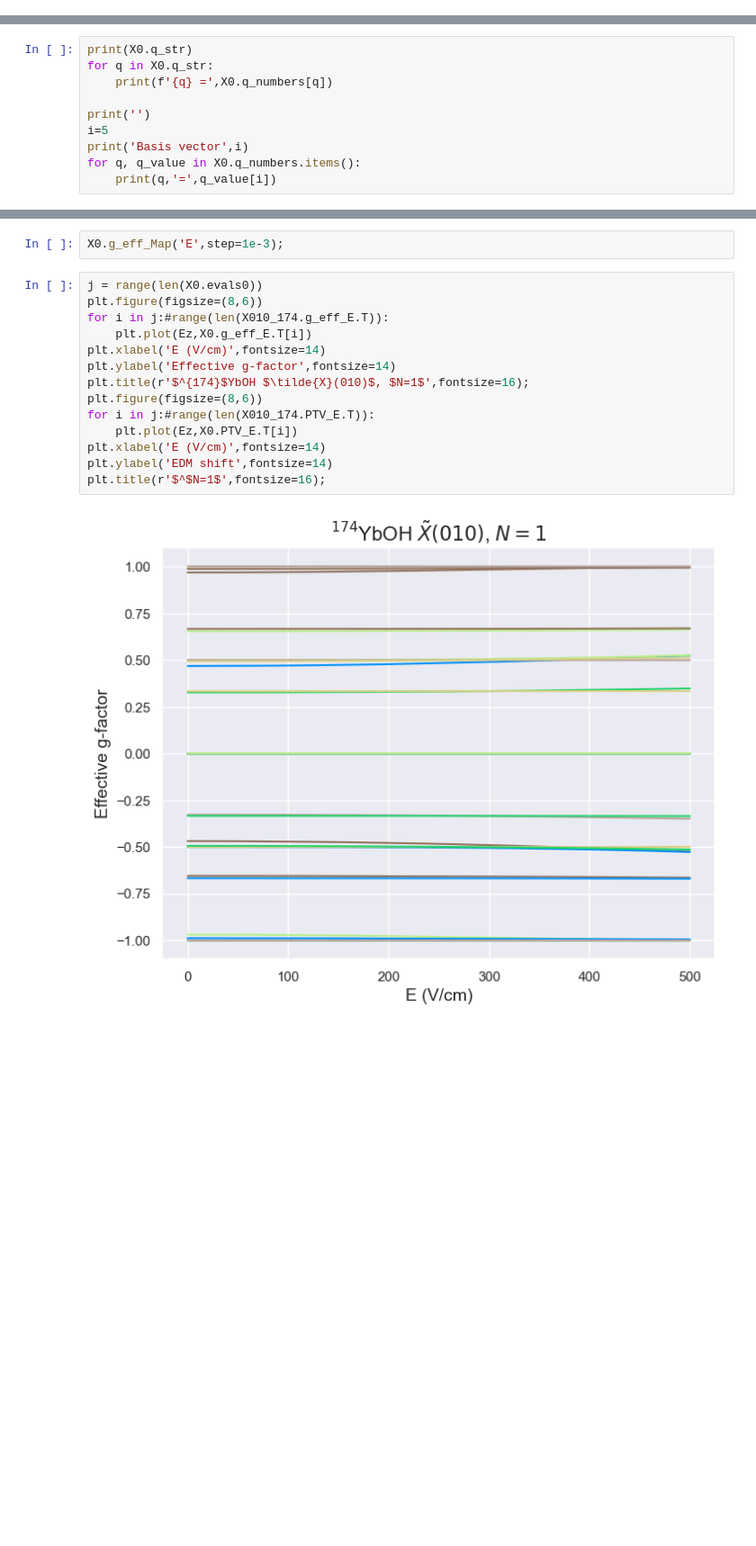
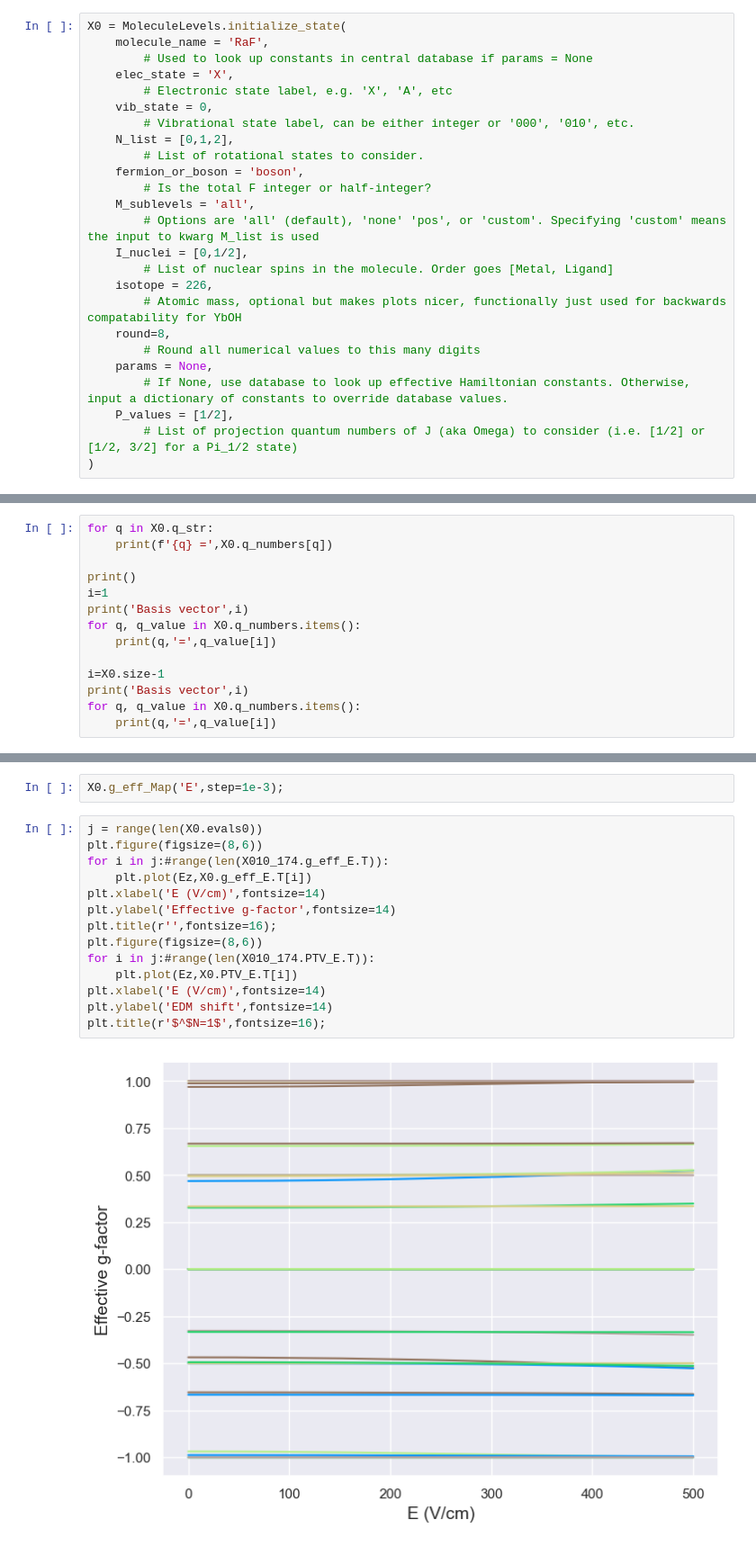
Before and after one commit to arianjad/Molecule-Structure, a Jupyter notebook: Jupyter Notebooks/RaF_Calcs_Tutorial.ipynb, the cells around one changed output, grey strips where cells are left out. Shown: that part at 90% size. Drawn from its saved outputs; the diff is of its cells as text; blank space fills up the shorter version.

Commit message:
Improving molecule notebook example file

```diff
--- a/Jupyter Notebooks/RaF_Calcs_Tutorial.ipynb
+++ b/Jupyter Notebooks/RaF_Calcs_Tutorial.ipynb
@@ -37 +28,26 @@ No projection values of J provided, using minimal projection 0.5 as default
+# %%
+X0 = MoleculeLevels.initialize_state(
+    molecule_name = 'RaF',
+        # Used to look up constants in central database if params = None
+    elec_state = 'X',
+        # Electronic state label, e.g. 'X', 'A', etc
+    vib_state = 0,
+        # Vibrational state label, can be either integer or '000', '010', etc.
+    N_list = [0,1,2],
+        # List of rotational states to consider.
+    fermion_or_boson = 'boson',
+        # Is the total F integer or half-integer?
+    M_sublevels = 'all',
+        # Options are 'all' (default), 'none' 'pos', or 'custom'. Specifying 'custom' means the input to kwarg M_list is used
+    I_nuclei = [0,1/2],
+        # List of nuclear spins in the molecule. Order goes [Metal, Ligand]
+    isotope = 226,
+        # Atomic mass, optional but makes plots nicer, functionally just used for backwards compatability for YbOH
+    round=8,
+        # Round all numerical values to this many digits
+    params = None,
+        # If None, use database to look up effective Hamiltonian constants. Otherwise, input a dictionary of constants to override database values.
+    P_values = [1/2],
+        # List of projection quantum numbers of J (aka Omega) to consider (i.e. [1/2] or [1/2, 3/2] for a Pi_1/2 state)
+)
 # %% [markdown]
@@ -109,11 +139,15 @@ So for example, q_numbers['J'][3] is the 'J' value for the 3rd index basis vecto
 # %%
-print(X0.q_str)
 for q in X0.q_str:
     print(f'{q} =',X0.q_numbers[q])
 
-print('')
-i=5
+print()
+i=1
 print('Basis vector',i)
 for q, q_value in X0.q_numbers.items():
     print(q,'=',q_value[i])
+
+i=X0.size-1
+print('Basis vector',i)
+for q, q_value in X0.q_numbers.items():
+    print(q,'=',q_value[i])
 # %% [output]
@@ -280,17 +363,17 @@ X0.g_eff_Map('E',step=1e-3);
 # %%
 j = range(len(X0.evals0))
 plt.figure(figsize=(8,6))
 for i in j:#range(len(X010_174.g_eff_E.T)):
     plt.plot(Ez,X0.g_eff_E.T[i])
 plt.xlabel('E (V/cm)',fontsize=14)
 plt.ylabel('Effective g-factor',fontsize=14)
-plt.title(r'$^{174}$YbOH $\tilde{X}(010)$, $N=1$',fontsize=16);
+plt.title(r'',fontsize=16);
 plt.figure(figsize=(8,6))
 for i in j:#range(len(X010_174.PTV_E.T)):
     plt.plot(Ez,X0.PTV_E.T[i])
 plt.xlabel('E (V/cm)',fontsize=14)
 plt.ylabel('EDM shift',fontsize=14)
 plt.title(r'$^$N=1$',fontsize=16);
 # %% [output]
-[figure, old version]
+[figure, new version]
 [figure]
```
Also changed, not shown: parts of 34 cells of this notebook, 2 other files.
